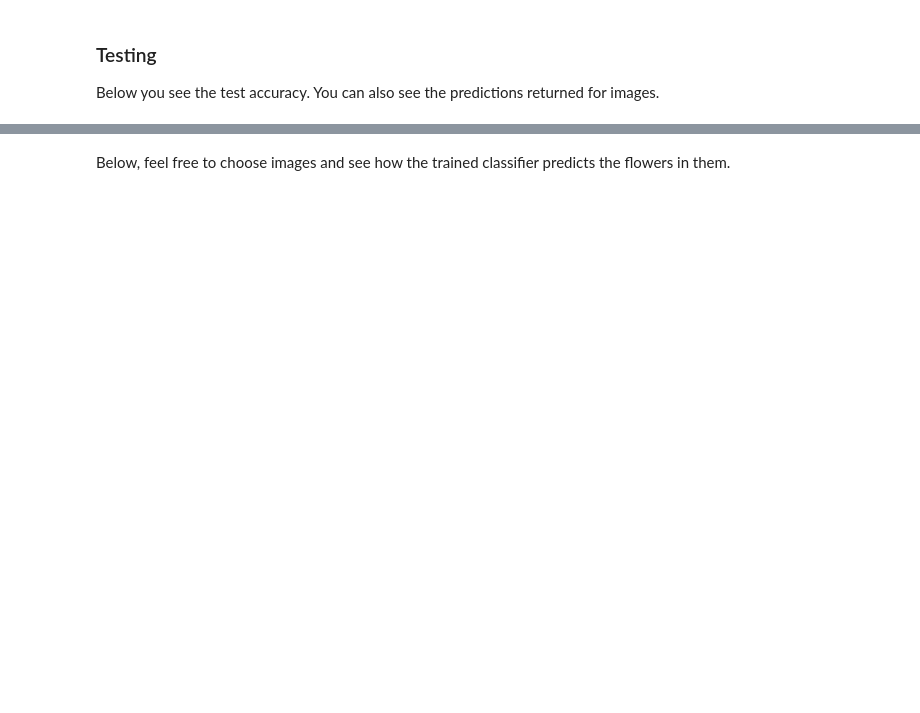
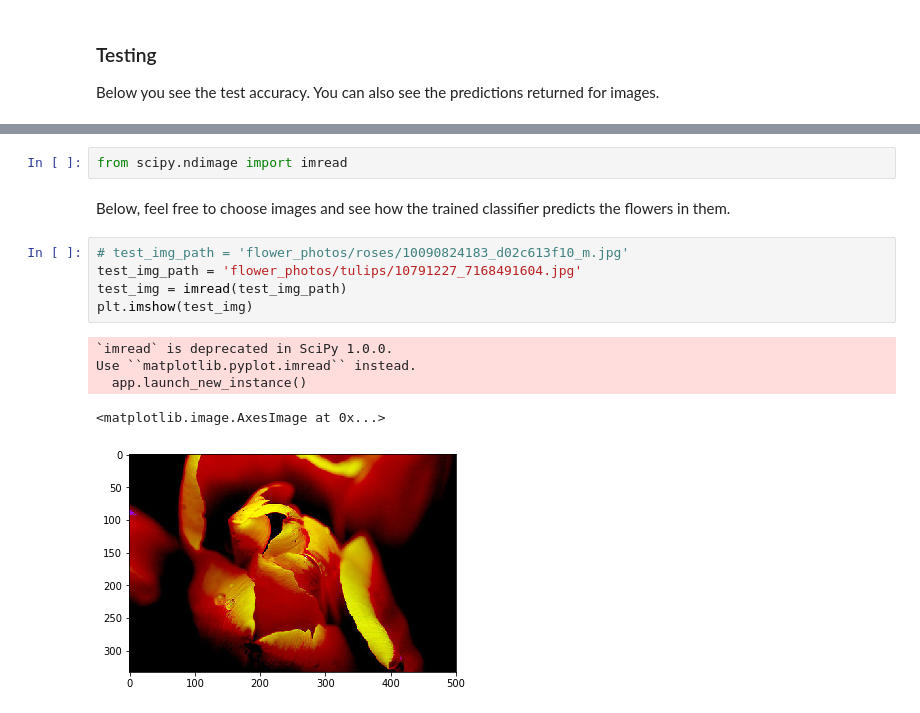
Before and after one commit to rhombhi/deep-learning, a Jupyter notebook: transfer-learning/Transfer_Learning_mine.ipynb, the cells around one changed output, grey strips where cells are left out. Drawn from its saved outputs; the diff is of its cells as text; blank space fills up the shorter version.

```diff
--- a/transfer-learning/Transfer_Learning_mine.ipynb
+++ b/transfer-learning/Transfer_Learning_mine.ipynb
@@ -277,2 +435,15 @@ Below you see the test accuracy. You can also see the predictions returned for i
+# %%
+from scipy.ndimage import imread
 # %% [markdown]
 Below, feel free to choose images and see how the trained classifier predicts the flowers in them.
+# %%
+# test_img_path = 'flower_photos/roses/10090824183_d02c613f10_m.jpg'
+test_img_path = 'flower_photos/tulips/10791227_7168491604.jpg'
+test_img = imread(test_img_path)
+plt.imshow(test_img)
+# %% [output]
+`imread` is deprecated in SciPy 1.0.0.
+Use ``matplotlib.pyplot.imread`` instead.
+  app.launch_new_instance()
+<matplotlib.image.AxesImage at 0x...>
+[figure, added]
```
Also changed, not shown: parts of 27 cells of this notebook.
